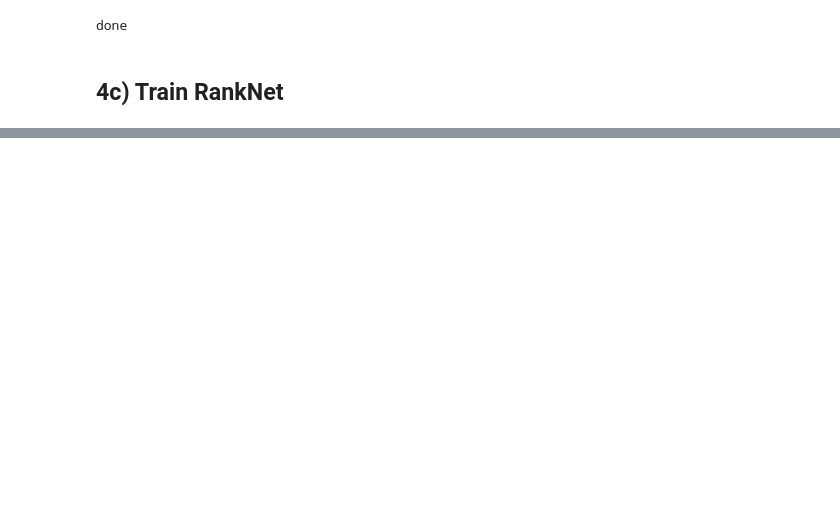
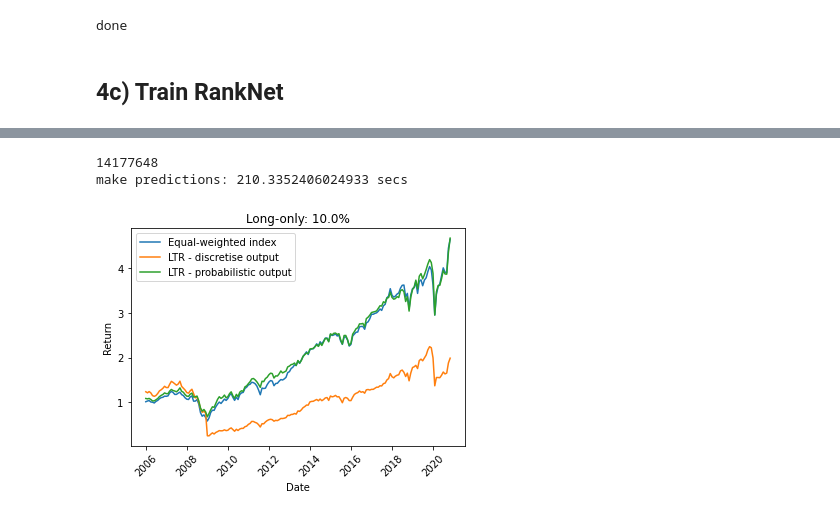
Before and after one commit to pyliut/CSMOM_HT22, a Jupyter notebook: NeuralNetworks_TomLiu.ipynb, the cells around one changed output, grey strips where cells are left out. Saved outputs shown, nothing was run; the diff lists cells and outputs as text; code cells hidden in the pictures; blank space fills up the shorter version.

```diff
--- a/NeuralNetworks_TomLiu.ipynb
+++ b/NeuralNetworks_TomLiu.ipynb
@@ -1198,0 +1308,37 @@ Base index mdd:  0.5294687257078193
+# %%
+#make predictions
+tic = time()
+#n_outputs = 1000000
+n_outputs = len(xi_test)
+print(n_outputs)
+model_output = ranknet.predict([xi_test[:n_outputs], xj_test[:n_outputs]])
+toc = time()
+print("make predictions:", toc - tic, "secs")
+# %% [output]
+14177648
+make predictions: 210.3352406024933 secs
+# %%
+#calc returns
+k = 3
+pct = 0.1
+is_short = False
+discretise = False
+returns_matrix1, weight_matrix1, rank_table1, _1 = get_Matrices_LTR(
+                    model_output, df_test, company_name = "TICKER", pct = pct, is_short = is_short, max_ret = 10, discretise = True)
+returns_matrix2, weight_matrix2, rank_table2, _2 = get_Matrices_LTR(
+                    model_output, df_test, company_name = "TICKER", pct = pct, is_short = is_short, max_ret = 10, discretise = False)
+rets1, cumrets1 = calc_returns(returns_matrix1, weight_matrix = weight_matrix1, k = k)
+rets2, cumrets2 = calc_returns(returns_matrix2, weight_matrix = weight_matrix2, k = k)
+
+#calculate return & weight matrix for base strat - i.e. long 100%
+
+plt.plot(cumrets_equal.index, cumrets_equal, label = "Equal-weighted index")
+plt.plot(cumrets1.index, cumrets1, label = "LTR - discretise output")
+plt.plot(cumrets2.index, cumrets2, label = "LTR - probabilistic output")
+plt.legend();
+plt.xlabel("Date");
+plt.xticks(rotation = 45);
+plt.ylabel("Return")
+plt.title("Long-only: " + str(pct*100) + "%");
+# %% [output]
+[figure, added]
```
Also changed, not shown: parts of 28 cells of this notebook.
